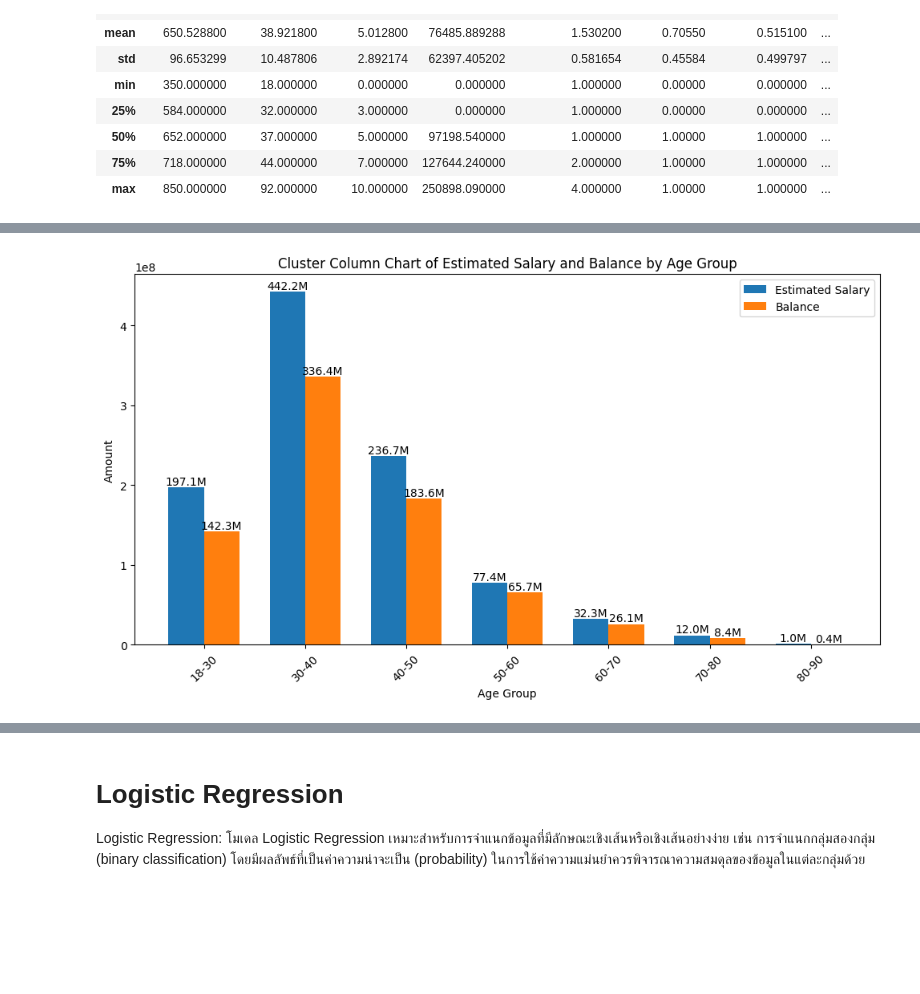
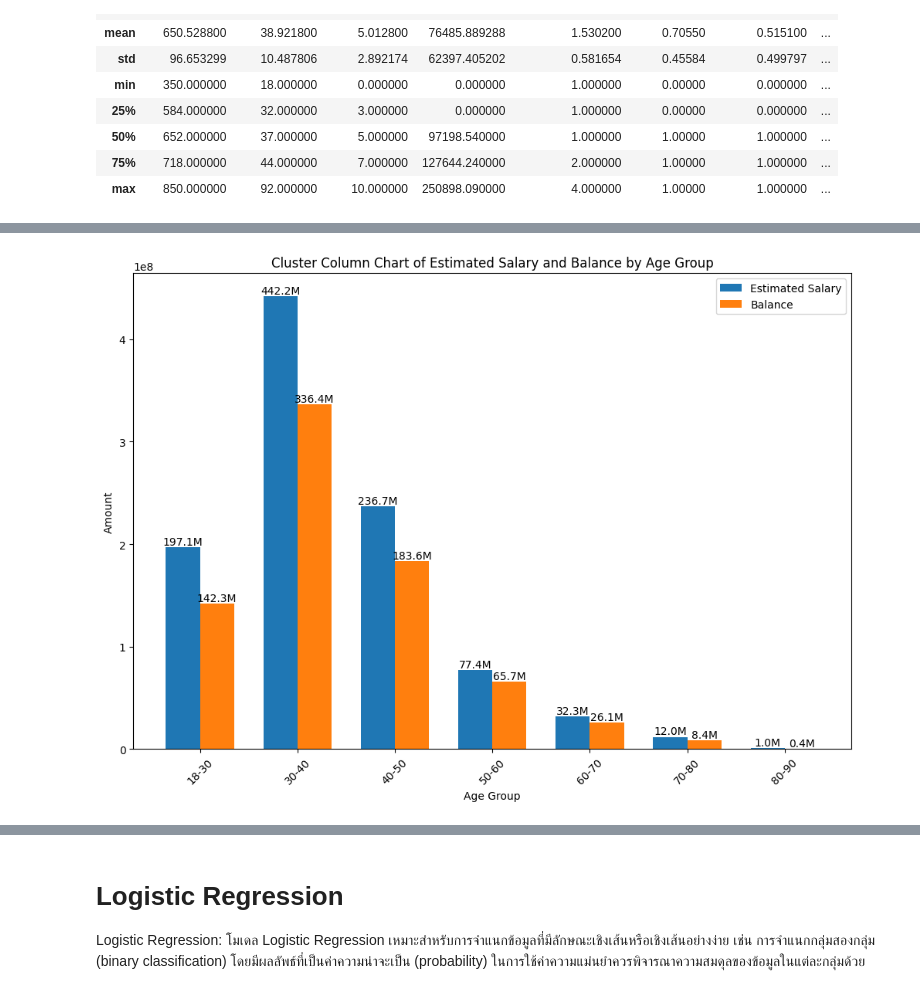
Before and after one commit to Jasada7/Machine-Learning, a Jupyter notebook: Bank_Customer_Churn_Prediction.ipynb, the cells around one changed output, grey strips where cells are left out. Cells and saved outputs as stored; diff of their text form; code cells hidden in the pictures; blank space fills up the shorter version.

```diff
--- a/Bank_Customer_Churn_Prediction.ipynb
+++ b/Bank_Customer_Churn_Prediction.ipynb
@@ -143,30 +143,30 @@ plt.show()
 # %%
-plt.figure(figsize=(12, 6))
+plt.figure(figsize=(12, 8))
 
 # สร้างตัวแปรสำหรับกำหนดตำแหน่งและความกว้างของแต่ละแท่ง
 bar_width = 0.35
 x = np.arange(len(age_labels))
 
 # กราฟ Cluster Column สำหรับ Estimated Salary
 estimated_salary_values = df.groupby(age_bins)['estimated_salary'].sum()
 plt.bar(x, estimated_salary_values, width=bar_width, label='Estimated Salary')
 
 # กราฟ Cluster Column สำหรับ Balance
 balance_values = df.groupby(age_bins)['balance'].sum()
 plt.bar(x + bar_width, balance_values, width=bar_width, label='Balance')
 
 # แสดงตัวเลขบนแต่ละแท่ง (ย่อโดยใช้สัญลักษณ์ "M")
 for i, value in enumerate(estimated_salary_values):
     plt.text(i, value, f'{value/1e6:.1f}M', ha='center', va='bottom')
 for i, value in enumerate(balance_values):
     plt.text(i + bar_width, value, f'{value/1e6:.1f}M', ha='center', va='bottom')
 
 plt.xlabel('Age Group')
 plt.ylabel('Amount')
 plt.title('Cluster Column Chart of Estimated Salary and Balance by Age Group')
 plt.xticks(x + bar_width/2, age_labels, rotation=45)
 plt.legend()
 
 plt.show()
 # %% [output]
-[figure, old version]
+[figure, new version]
```
Also changed, not shown: parts of 6 cells of this notebook.
